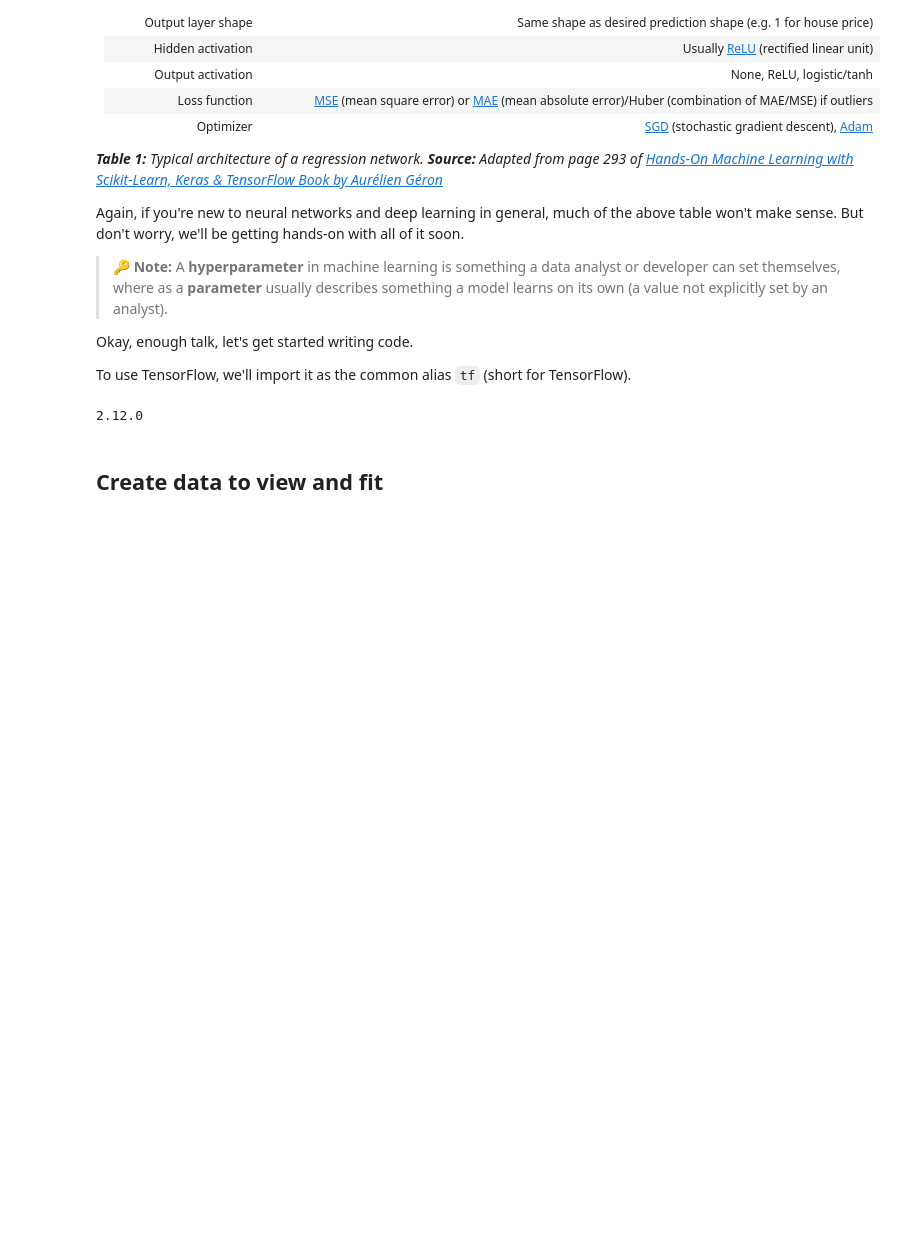
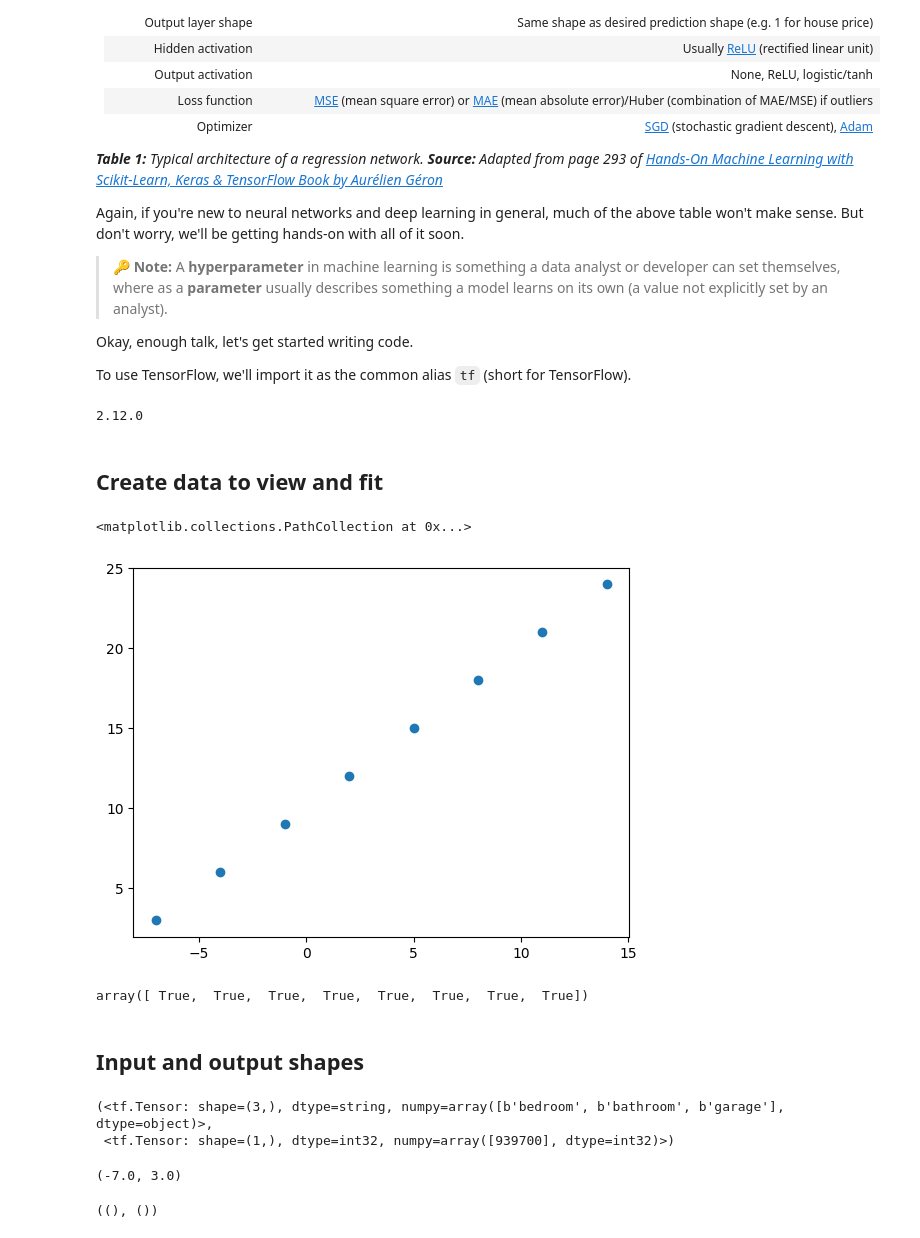
Before and after one commit to Hamedkalantari0111/TensorFlow-Developer, a Jupyter notebook: 01_neural_network_regression_in_tensorflow_Hamed.ipynb, the cells around one changed output. Drawn from its saved outputs; the diff is of its cells as text; code cells hidden in the pictures; blank space fills up the shorter version.

```diff
--- a/01_neural_network_regression_in_tensorflow_Hamed.ipynb
+++ b/01_neural_network_regression_in_tensorflow_Hamed.ipynb
@@ -89,8 +89,39 @@ print(tf.__version__)
 # %%
 import numpy as np
 import matplotlib.pyplot as plt
 
 # Create features
-x = np.array([-7.0, -4.0, -1.0, 2.0, 5.0, 8.0, 11.0, 14.0])
+X = np.array([-7.0, -4.0, -1.0, 2.0, 5.0, 8.0, 11.0, 14.0])
 
-#
+# Create labels
+y = np.array([3.0, 6.0, 9.0, 12.0, 15.0, 18.0, 21.0, 24.0])
+
+# Visualize it
+plt.scatter(X, y)
+# %% [output]
+<matplotlib.collections.PathCollection at 0x...>
+[figure, added]
+# %%
+y == X +10
+# %% [output]
+array([ True,  True,  True,  True,  True,  True,  True,  True])
+# %% [markdown]
+## Input and output shapes
+# %%
+# Create a demo tensor for a housing price prediction problem
+house_info = tf.constant(["bedroom", "bathroom", "garage"])
+house_price = tf.constant([939700])
+house_info, house_price
+# %% [output]
+(<tf.Tensor: shape=(3,), dtype=string, numpy=array([b'bedroom', b'bathroom', b'garage'], dtype=object)>,
+ <tf.Tensor: shape=(1,), dtype=int32, numpy=array([939700], dtype=int32)>)
+# %%
+X[0], y[0]
+# %% [output]
+(-7.0, 3.0)
+# %%
+input_shape = X[0].shape
+output_shape = y[0].shape
+input_shape, output_shape
+# %% [output]
+((), ())
```
Also changed, not shown: parts of 15 cells of this notebook.
